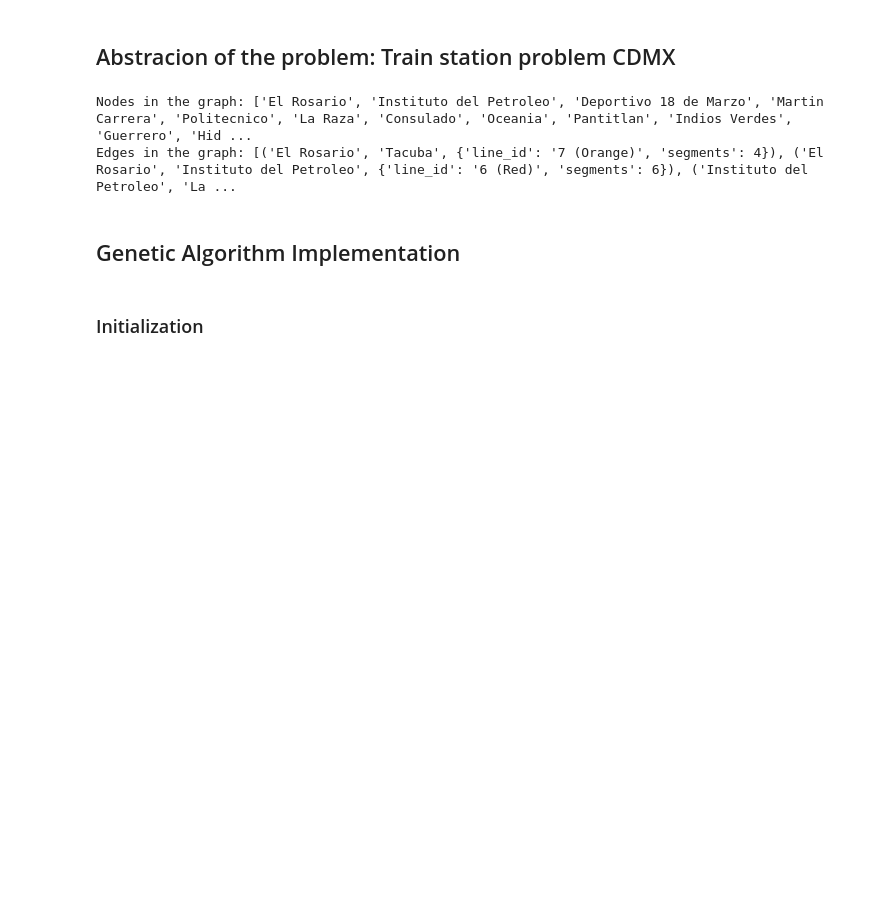
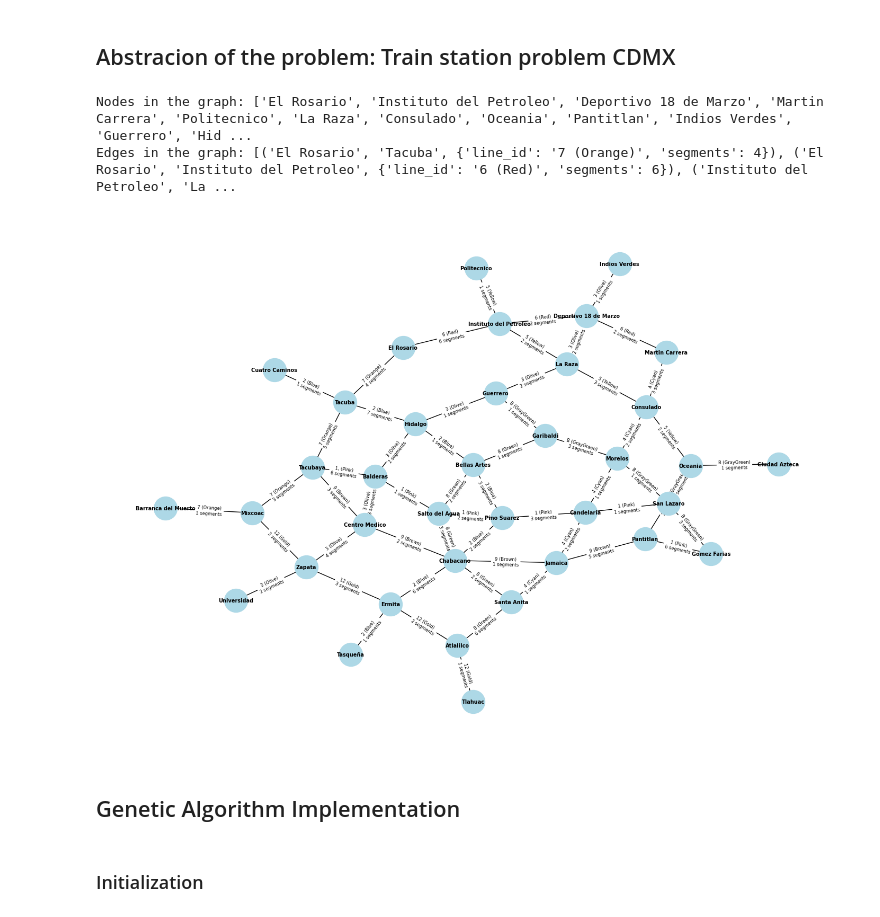
Before and after one commit to annlima/CDMX_TravelingSalesman, a Jupyter notebook: CDMX_Subway.ipynb, the cells around one changed output. Saved outputs shown, nothing was run; the diff lists cells and outputs as text; code cells hidden in the pictures; blank space fills up the shorter version.

```diff
--- a/CDMX_Subway.ipynb
+++ b/CDMX_Subway.ipynb
@@ -226,5 +229,19 @@ print("Edges in the graph:", graphMX.edges(data=True))
 # %% [output]
 Nodes in the graph: ['El Rosario', 'Instituto del Petroleo', 'Deportivo 18 de Marzo', 'Martin Carrera', 'Politecnico', 'La Raza', 'Consulado', 'Oceania', 'Pantitlan', 'Indios Verdes', 'Guerrero', 'Hid ...
 Edges in the graph: [('El Rosario', 'Tacuba', {'line_id': '7 (Orange)', 'segments': 4}), ('El Rosario', 'Instituto del Petroleo', {'line_id': '6 (Red)', 'segments': 6}), ('Instituto del Petroleo', 'La ...
+# %%
+# Edge labels should show the line ID and the number of segments, indicating time or distance
+edge_labels = {(u, v): f"{data['line_id']}\n{data['segments']} segments" for u, v, data in graphMX.edges(data=True)}
+
+# Plotting
+plt.figure(figsize=(14, 10))
+pos_cdmx = nx.kamada_kawai_layout(graphMX)
+nx.draw(graphMX, pos_cdmx, with_labels=True, node_color='lightblue', font_weight='bold', font_size=7, node_size=1000)
+nx.draw_networkx_edge_labels(graphMX, pos_cdmx, edge_labels=edge_labels, font_size=6)
+plt.show()
+
+pos_cdmx = nx.kamada_kawai_layout(graphMX)
+# %% [output]
+[figure, added]
 # %% [markdown]
 ## Genetic Algorithm Implementation
```
Also changed, not shown: parts of 10 cells of this notebook.
